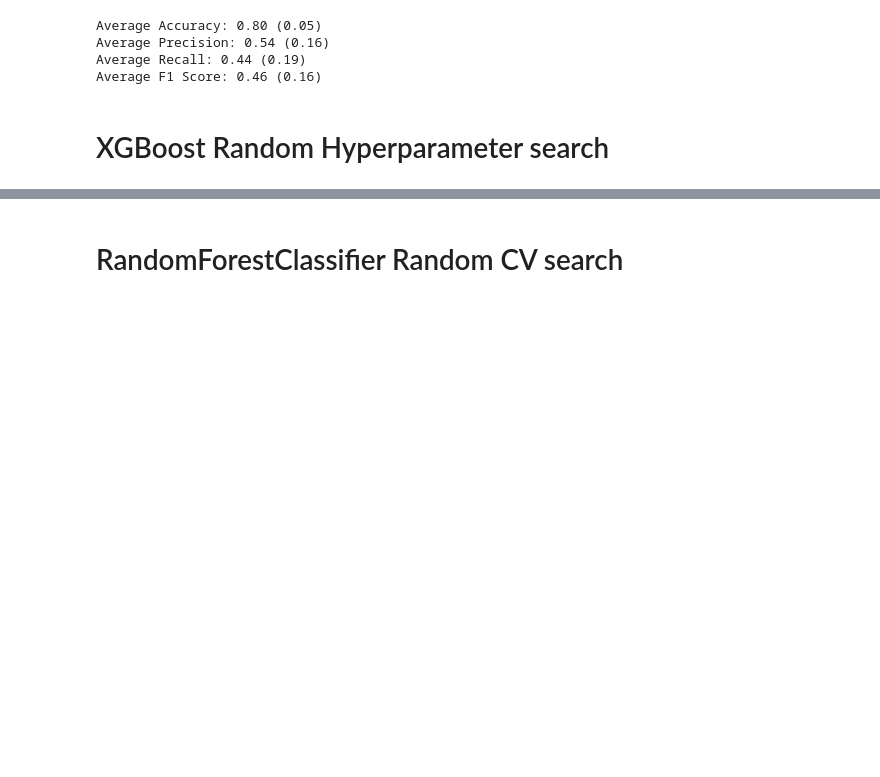
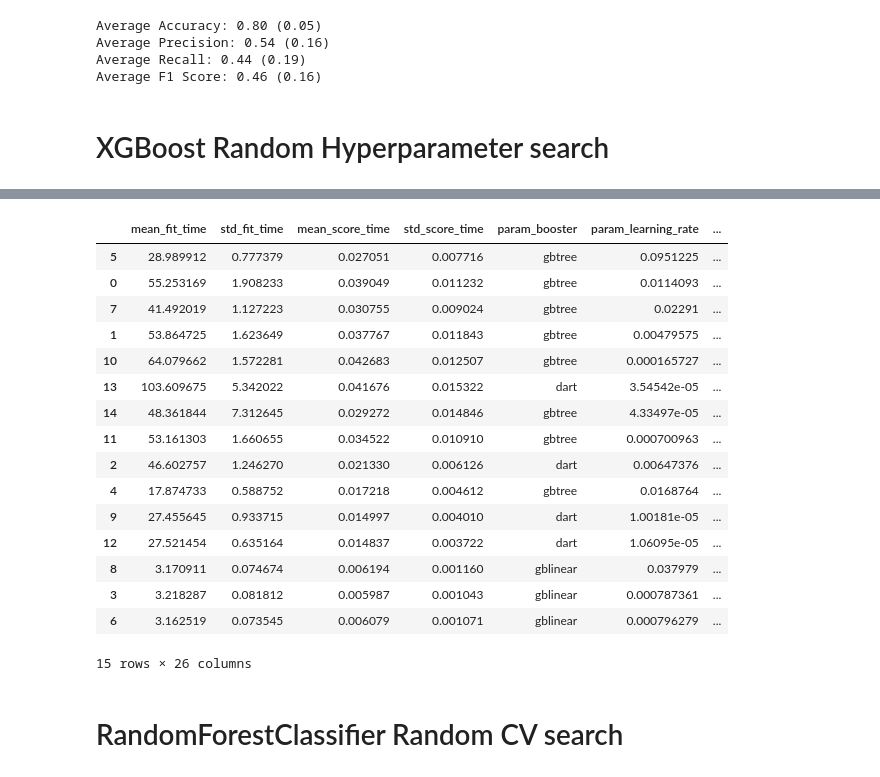
Before and after one commit to pfizer-opensource/scikit-digital-health, a Jupyter notebook: scripts/classifier_training/classifier_testing.ipynb, the cells around one changed output, grey strips where cells are left out. Cells and saved outputs as stored; diff of their text form; code cells hidden in the pictures; blank space fills up the shorter version.

Commit message:
more cv searching

```diff
--- a/scripts/classifier_training/classifier_testing.ipynb
+++ b/scripts/classifier_training/classifier_testing.ipynb
@@ -407,6 +407,23 @@ Average Recall: 0.44 (0.19)
 Average F1 Score: 0.46 (0.16)
 # %% [markdown]
 # XGBoost Random Hyperparameter search
+# %%
+# take top half of features based on PP score
+dtophalf = data.drop([
+    'Skewness',
+    'Kurtosis',
+    'LinearSlope',
+    'SpectralFlatness',
+    'Autocorrelation',
+    'RangeCountPercentage',
+    'ComplexityInvariantDistance',
+    'PowerSpectralSum',
+    'RatioBeyondRSigma',
+    'SignalEntropy',
+    'DominantFrequencyValue',
+    'JerkMetric',  # add mean cross rate, remove Jerkmetric (correlation with DimensionlessJerk)
+    'StdDev'  # add mean, remove StdDev (high correlation with RMS)
+], axis=1)
 # %%
 from scipy.stats import uniform, loguniform, randint
 from sklearn.metrics import make_scorer
@@ -435,7 +452,7 @@ clf = RandomizedSearchCV(
     verbose=verbose
 )
 # %%
-search = clf.fit(data.iloc[:, 3:], data.Label)
+search = clf.fit(dtophalf.iloc[:, 3:], dtophalf.Label)
 # %% [output]
 Fitting 15 folds for each of 15 candidates, totalling 225 fits
 [Parallel(n_jobs=-1)]: Using backend LokyBackend with 12 concurrent workers.
@@ -445,6 +462,25 @@ Fitting 15 folds for each of 15 candidates, totalling 225 fits
 # %%
 cv_results = pd.DataFrame(data=search.cv_results_)
-cv_results.to_csv('xgboost_cv_results.csv')
+cv_results.to_csv('xgboost_cv_results_topfeats.csv')
+cv_results.sort_values('mean_test_score', ascending=False)
+# %% [output]
+|  | mean_fit_time | std_fit_time | mean_score_time | std_score_time | param_booster | param_learning_rate | ... |
+| 5 | 28.989912 | 0.777379 | 0.027051 | 0.007716 | gbtree | 0.0951225 | ... |
+| 0 | 55.253169 | 1.908233 | 0.039049 | 0.011232 | gbtree | 0.0114093 | ... |
+| 7 | 41.492019 | 1.127223 | 0.030755 | 0.009024 | gbtree | 0.02291 | ... |
+| 1 | 53.864725 | 1.623649 | 0.037767 | 0.011843 | gbtree | 0.00479575 | ... |
+| 10 | 64.079662 | 1.572281 | 0.042683 | 0.012507 | gbtree | 0.000165727 | ... |
+| 13 | 103.609675 | 5.342022 | 0.041676 | 0.015322 | dart | 3.54542e-05 | ... |
+| 14 | 48.361844 | 7.312645 | 0.029272 | 0.014846 | gbtree | 4.33497e-05 | ... |
+| 11 | 53.161303 | 1.660655 | 0.034522 | 0.010910 | gbtree | 0.000700963 | ... |
+| 2 | 46.602757 | 1.246270 | 0.021330 | 0.006126 | dart | 0.00647376 | ... |
+| 4 | 17.874733 | 0.588752 | 0.017218 | 0.004612 | gbtree | 0.0168764 | ... |
+| 9 | 27.455645 | 0.933715 | 0.014997 | 0.004010 | dart | 1.00181e-05 | ... |
+| 12 | 27.521454 | 0.635164 | 0.014837 | 0.003722 | dart | 1.06095e-05 | ... |
+| 8 | 3.170911 | 0.074674 | 0.006194 | 0.001160 | gblinear | 0.037979 | ... |
+| 3 | 3.218287 | 0.081812 | 0.005987 | 0.001043 | gblinear | 0.000787361 | ... |
+| 6 | 3.162519 | 0.073545 | 0.006079 | 0.001071 | gblinear | 0.000796279 | ... |
+15 rows × 26 columns
 # %% [markdown]
 # RandomForestClassifier Random CV search
 # %%
```
Also changed, not shown: parts of 3 cells of this notebook, 3 other files.
